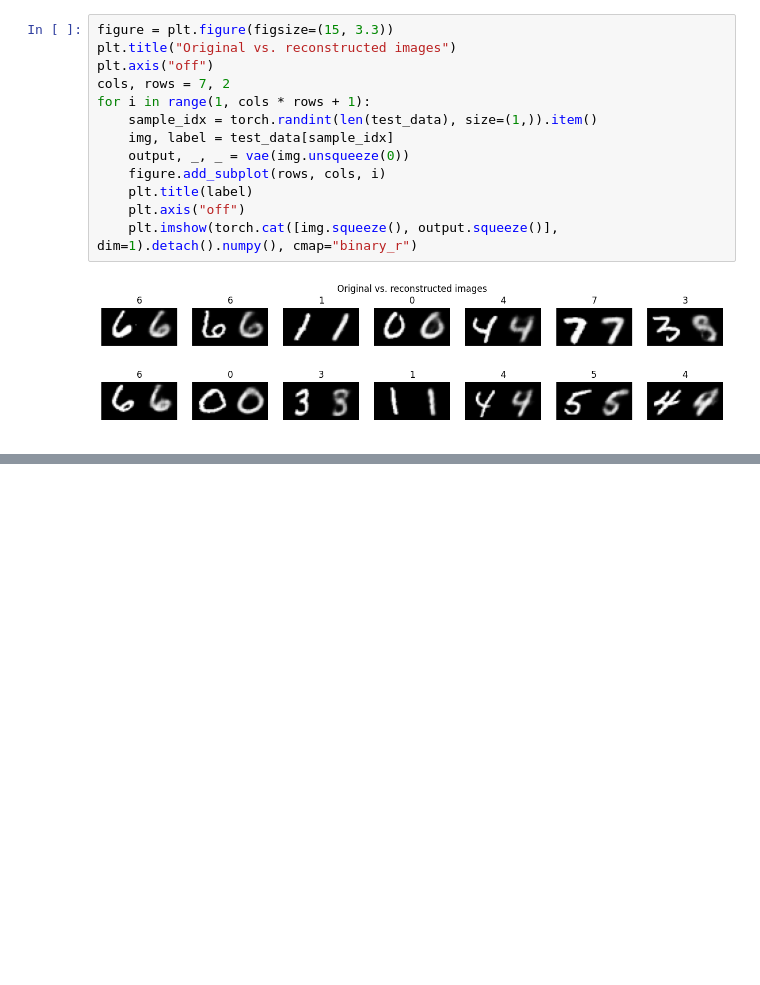
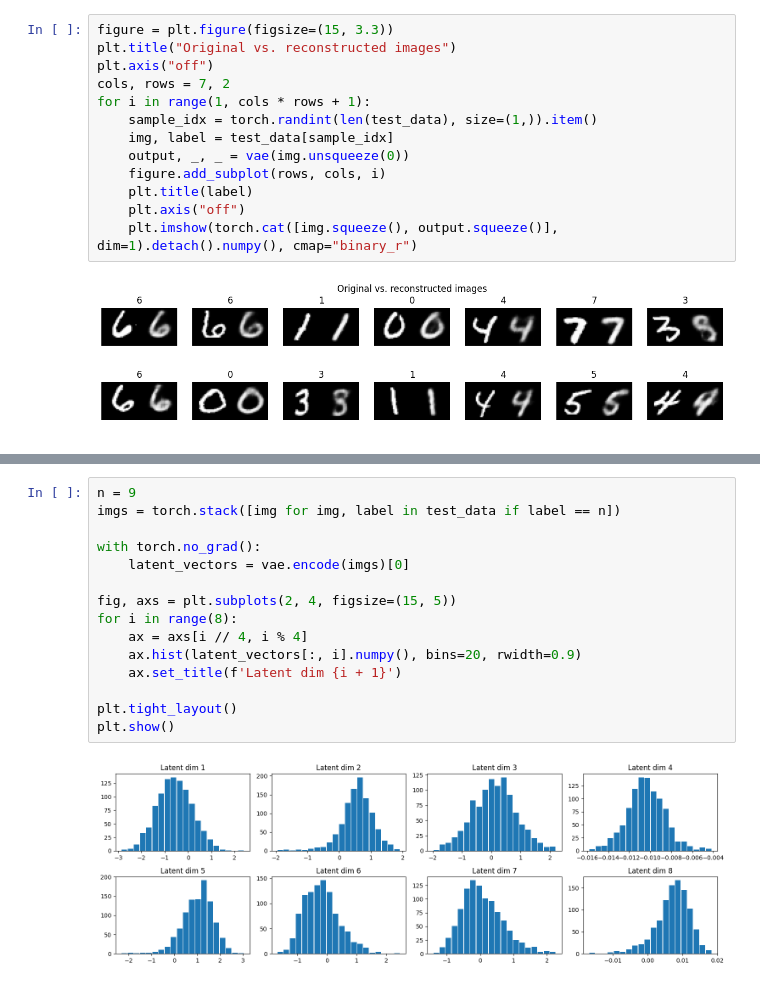
Before and after one commit to timothewt/Autoencoders, a Jupyter notebook: notebooks/variational_autoencoder.ipynb, the cells around one changed output, grey strips where cells are left out. Drawn from its saved outputs; the diff is of its cells as text; blank space fills up the shorter version.

Commit message:
plotting the vae distributions

```diff
--- a/notebooks/variational_autoencoder.ipynb
+++ b/notebooks/variational_autoencoder.ipynb
@@ -156,0 +160,17 @@ for i in range(1, cols * rows + 1):
+# %%
+n = 9
+imgs = torch.stack([img for img, label in test_data if label == n])
+
+with torch.no_grad():
+	latent_vectors = vae.encode(imgs)[0]
+
+fig, axs = plt.subplots(2, 4, figsize=(15, 5))
+for i in range(8):
+	ax = axs[i // 4, i % 4]
+	ax.hist(latent_vectors[:, i].numpy(), bins=20, rwidth=0.9)
+	ax.set_title(f'Latent dim {i + 1}')
+
+plt.tight_layout()
+plt.show()
+# %% [output]
+[figure, added]
```
Also changed, not shown: parts of 1 cell of this notebook.
